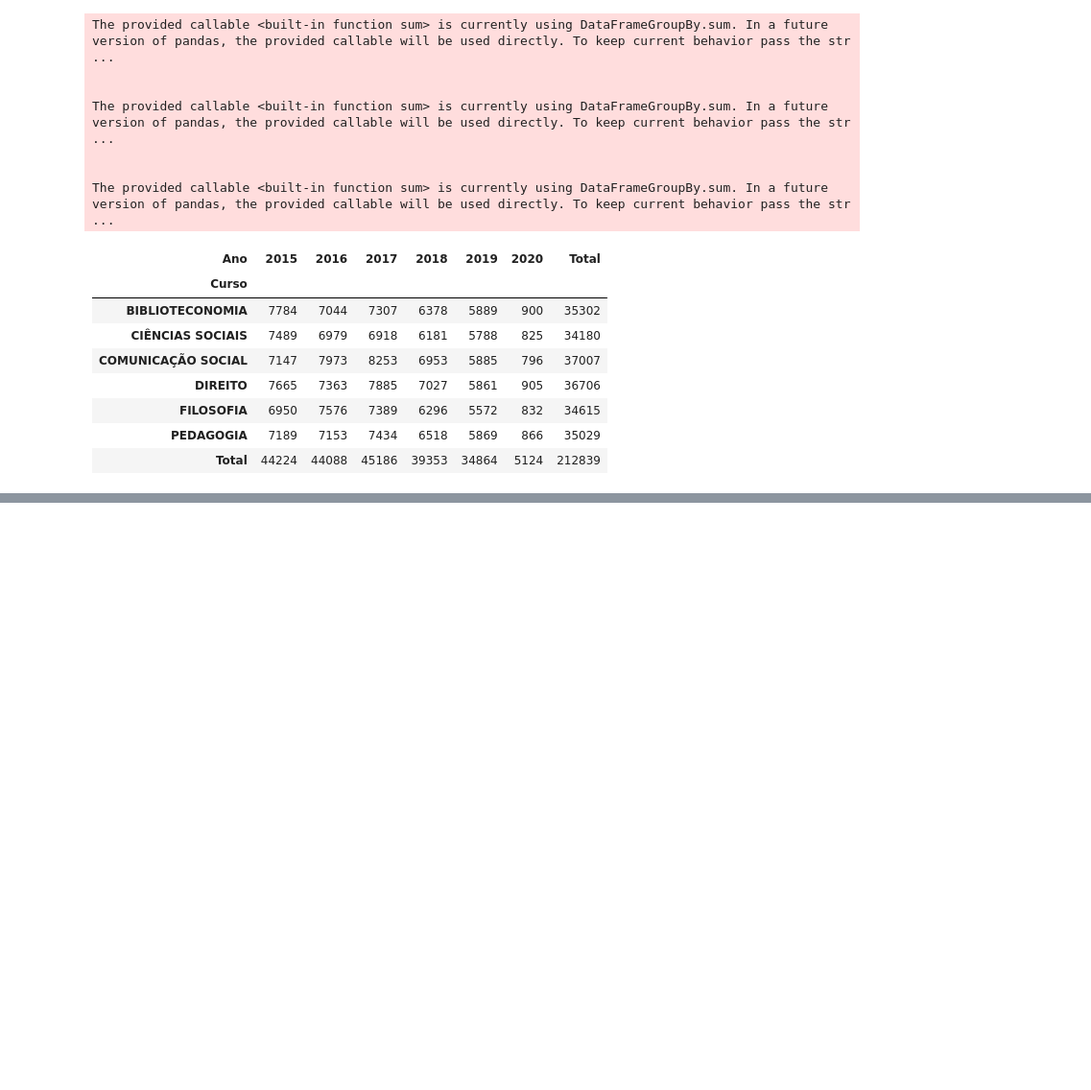
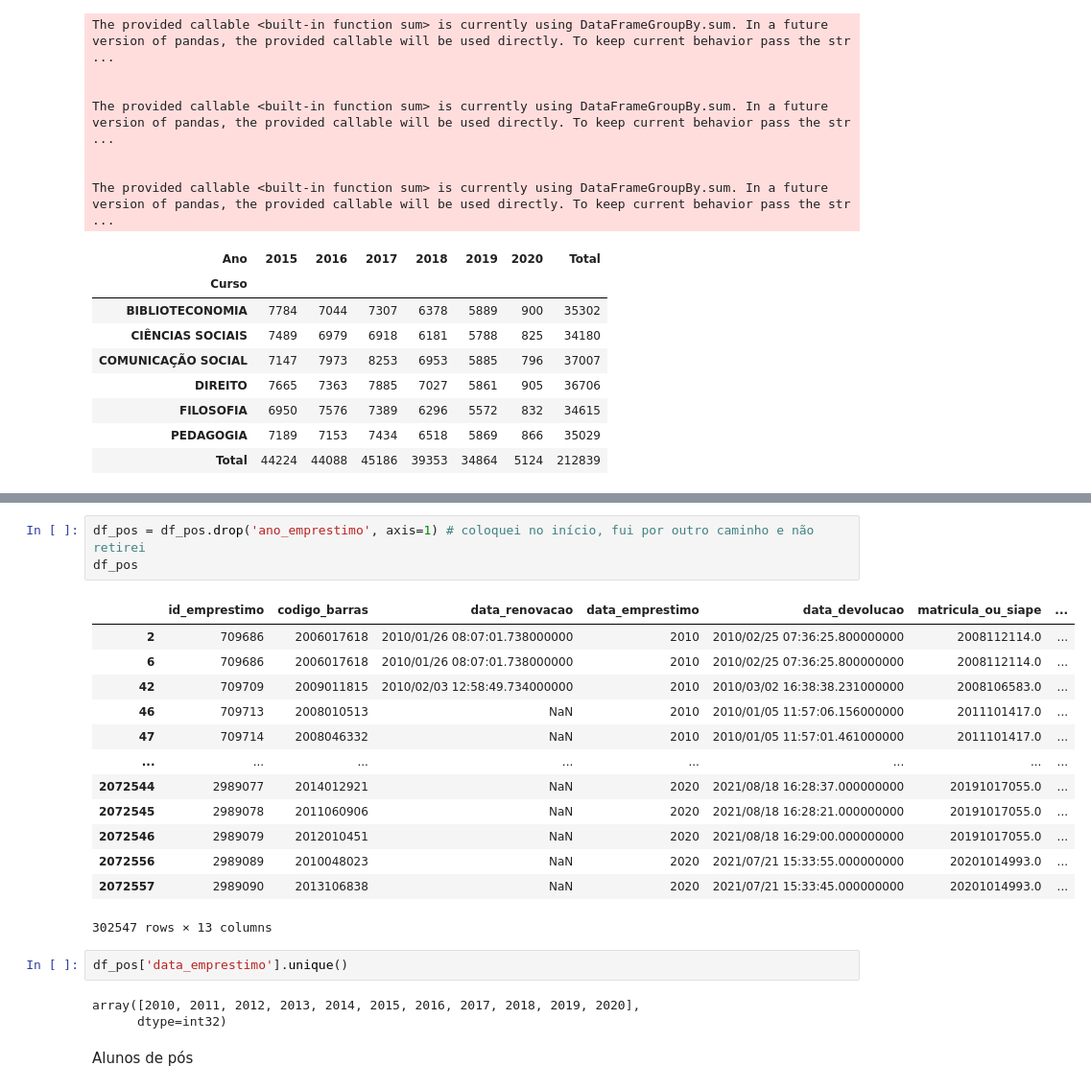
Before and after one commit to tchaparral/7DaysCodeChallenge-Data-Science, a Jupyter notebook: biblioteca_UFRN.ipynb, the cells around one changed output, grey strips where cells are left out. Shown at 96% size. Drawn from its saved outputs; the diff is of its cells as text; blank space fills up the shorter version.

```diff
--- a/biblioteca_UFRN.ipynb
+++ b/biblioteca_UFRN.ipynb
@@ -945,0 +1016,24 @@ The provided callable <built-in function sum> is currently using DataFrameGroupB
+# %%
+df_pos = df_pos.drop('ano_emprestimo', axis=1) # coloquei no início, fui por outro caminho e não retirei
+df_pos
+# %% [output]
+|  | id_emprestimo | codigo_barras | data_renovacao | data_emprestimo | data_devolucao | matricula_ou_siape | ... |
+| 2 | 709686 | 2006017618 | 2010/01/26 08:07:01.738000000 | 2010 | 2010/02/25 07:36:25.800000000 | 2008112114.0 | ... |
+| 6 | 709686 | 2006017618 | 2010/01/26 08:07:01.738000000 | 2010 | 2010/02/25 07:36:25.800000000 | 2008112114.0 | ... |
+| 42 | 709709 | 2009011815 | 2010/02/03 12:58:49.734000000 | 2010 | 2010/03/02 16:38:38.231000000 | 2008106583.0 | ... |
+| 46 | 709713 | 2008010513 | NaN | 2010 | 2010/01/05 11:57:06.156000000 | 2011101417.0 | ... |
+| 47 | 709714 | 2008046332 | NaN | 2010 | 2010/01/05 11:57:01.461000000 | 2011101417.0 | ... |
+| ... | ... | ... | ... | ... | ... | ... | ... |
+| 2072544 | 2989077 | 2014012921 | NaN | 2020 | 2021/08/18 16:28:37.000000000 | 20191017055.0 | ... |
+| 2072545 | 2989078 | 2011060906 | NaN | 2020 | 2021/08/18 16:28:21.000000000 | 20191017055.0 | ... |
+| 2072546 | 2989079 | 2012010451 | NaN | 2020 | 2021/08/18 16:29:00.000000000 | 20191017055.0 | ... |
+| 2072556 | 2989089 | 2010048023 | NaN | 2020 | 2021/07/21 15:33:55.000000000 | 20201014993.0 | ... |
+| 2072557 | 2989090 | 2013106838 | NaN | 2020 | 2021/07/21 15:33:45.000000000 | 20201014993.0 | ... |
+302547 rows × 13 columns
+# %%
+df_pos['data_emprestimo'].unique()
+# %% [output]
+array([2010, 2011, 2012, 2013, 2014, 2015, 2016, 2017, 2018, 2019, 2020],
+      dtype=int32)
+# %% [markdown]
+Alunos de pós
```
Also changed, not shown: parts of 22 cells of this notebook.
